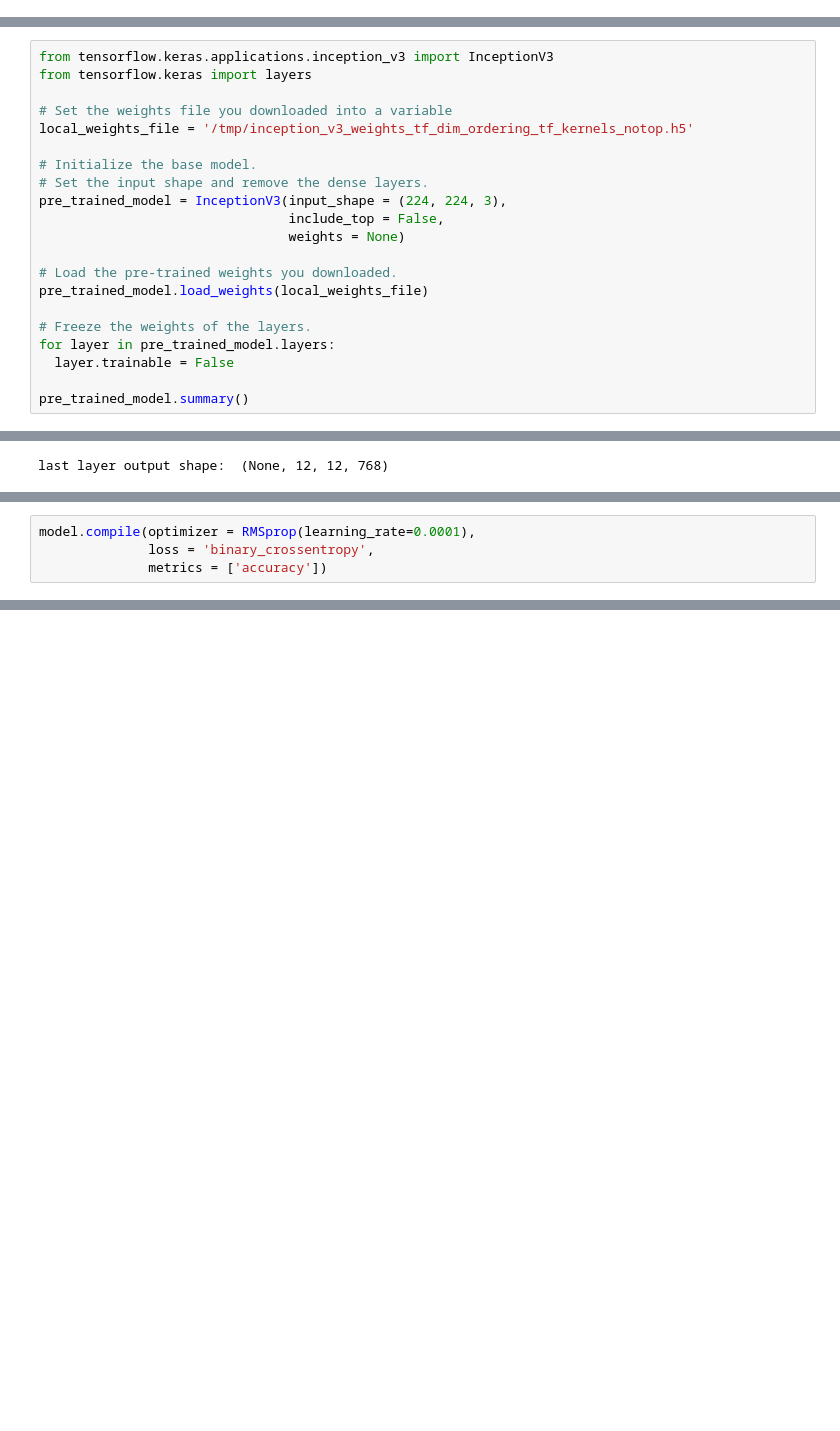
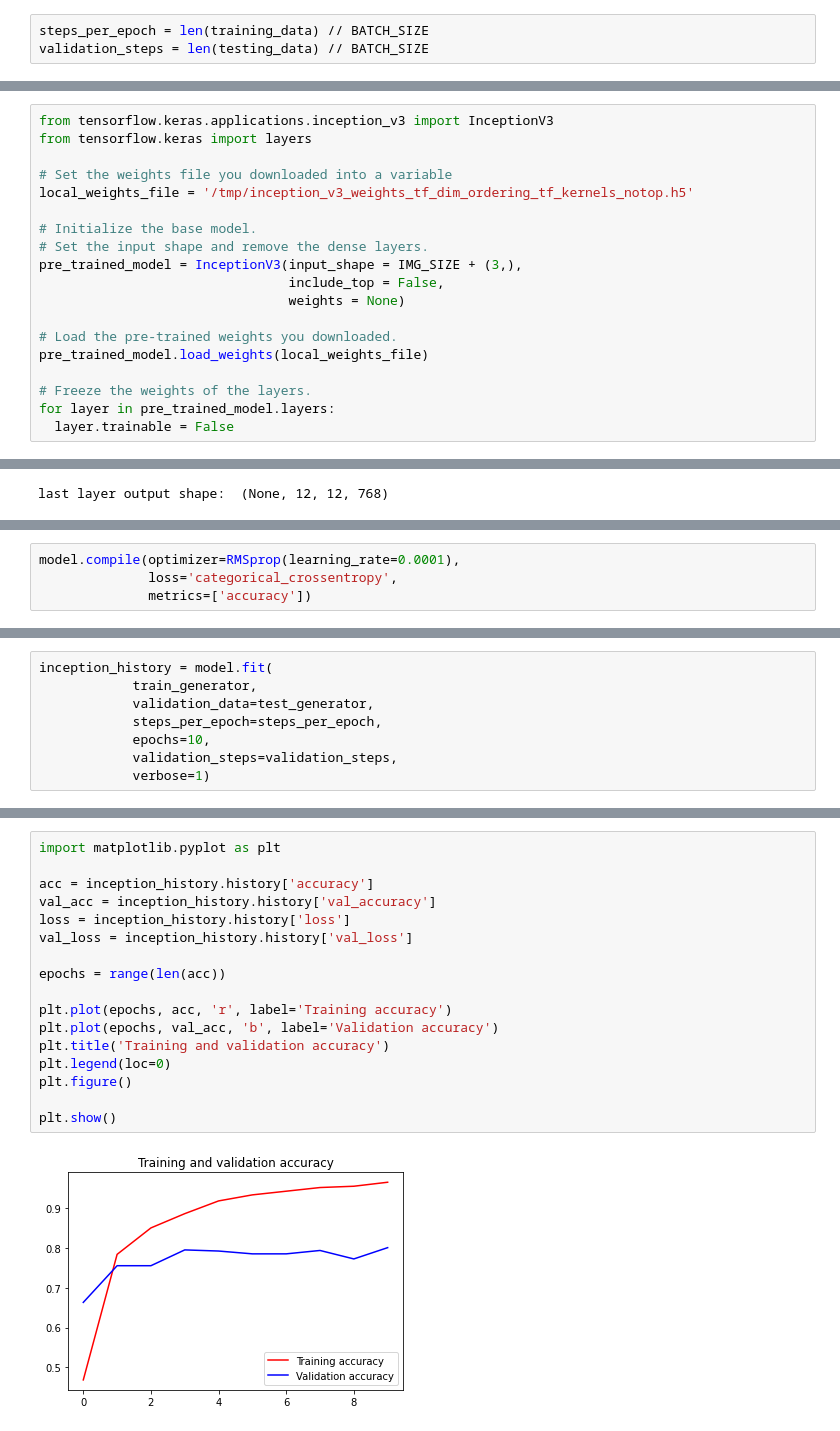
Before and after one commit to memelabela/yourpetcare-ml, a Jupyter notebook: Your_Pet_Care.ipynb, the cells around one changed output, grey strips where cells are left out. Cells and saved outputs as stored; diff of their text form; blank space fills up the shorter version.

Commit message:
Update model

```diff
--- a/Your_Pet_Care.ipynb
+++ b/Your_Pet_Care.ipynb
@@ -148 +176,4 @@ def create_model():
+# %%
+steps_per_epoch = len(training_data) // BATCH_SIZE
+validation_steps = len(testing_data) // BATCH_SIZE
 # %%
@@ -199,7 +231,7 @@ local_weights_file = '/tmp/inception_v3_weights_tf_dim_ordering_tf_kernels_notop
 
 # Initialize the base model.
 # Set the input shape and remove the dense layers.
-pre_trained_model = InceptionV3(input_shape = (224, 224, 3),
+pre_trained_model = InceptionV3(input_shape = IMG_SIZE + (3,),
                                 include_top = False,
                                 weights = None)
 
@@ -209,5 +241,3 @@ pre_trained_model.load_weights(local_weights_file)
 # Freeze the weights of the layers.
 for layer in pre_trained_model.layers:
   layer.trainable = False
-
-pre_trained_model.summary()
@@ -272,5 +263,5 @@ ________________________________________________________________________________
 # %%
-model.compile(optimizer = RMSprop(learning_rate=0.0001),
-              loss = 'binary_crossentropy',
-              metrics = ['accuracy'])
+model.compile(optimizer=RMSprop(learning_rate=0.0001),
+              loss='categorical_crossentropy',
+              metrics=['accuracy'])
 # %% [markdown]
@@ -277,0 +269,8 @@ model.compile(optimizer = RMSprop(learning_rate=0.0001),
+# %%
+inception_history = model.fit(
+            train_generator,
+            validation_data=test_generator,
+            steps_per_epoch=steps_per_epoch,
+            epochs=10,
+            validation_steps=validation_steps,
+            verbose=1)
@@ -287,0 +300,19 @@ history = model.fit(
+# %%
+import matplotlib.pyplot as plt
+
+acc = inception_history.history['accuracy']
+val_acc = inception_history.history['val_accuracy']
+loss = inception_history.history['loss']
+val_loss = inception_history.history['val_loss']
+
+epochs = range(len(acc))
+
+plt.plot(epochs, acc, 'r', label='Training accuracy')
+plt.plot(epochs, val_acc, 'b', label='Validation accuracy')
+plt.title('Training and validation accuracy')
+plt.legend(loc=0)
+plt.figure()
+
+plt.show()
+# %% [output]
+[figure, added]
```
Also changed, not shown: parts of 35 cells of this notebook.
